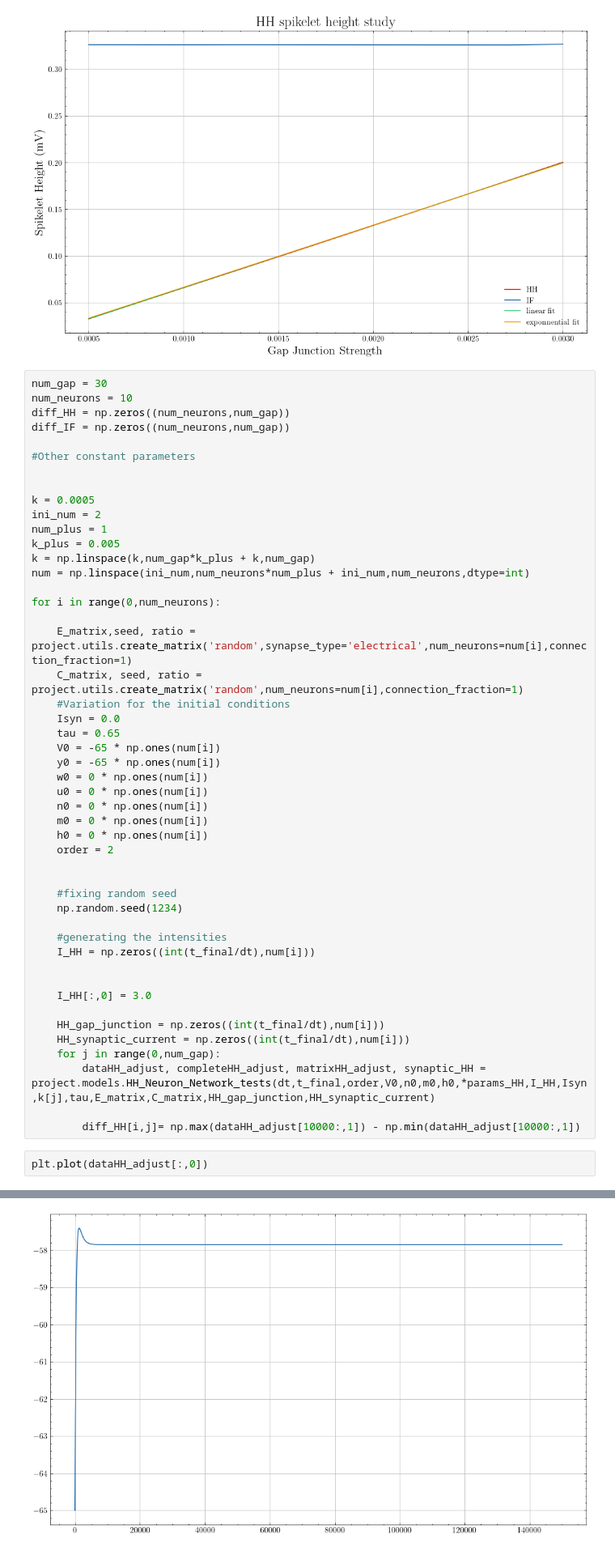
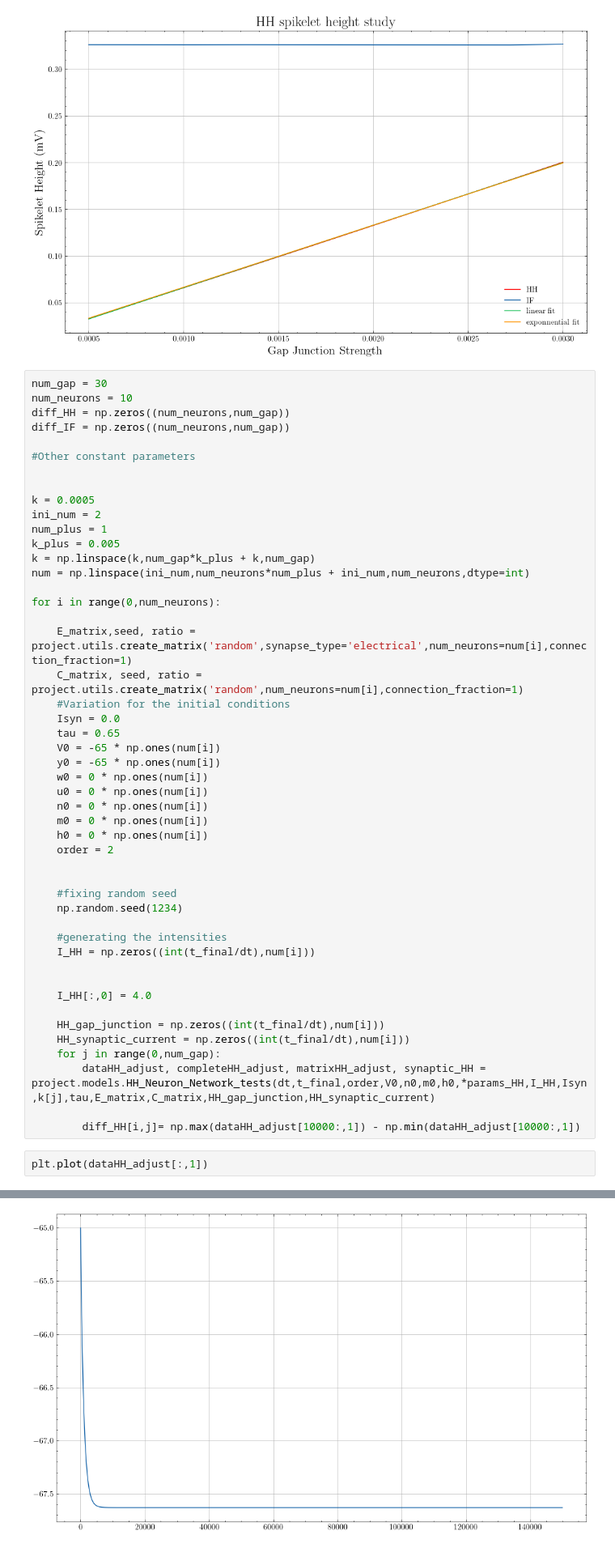
Before and after one commit to Sir-Bip-Bop/Gap-Junction-Coupling-Studies, a Jupyter notebook: MultipleNeurons/spikelet.ipynb, the cells around one changed output, grey strips where cells are left out. Shown at 81% size. Drawn from its saved outputs; the diff is of its cells as text.

```diff
--- a/MultipleNeurons/spikelet.ipynb
+++ b/MultipleNeurons/spikelet.ipynb
@@ -200,7 +200,7 @@ for i in range(0,num_neurons):
     I_HH = np.zeros((int(t_final/dt),num[i]))
 
 
-    I_HH[:,0] = 3.0
+    I_HH[:,0] = 4.0
 
     HH_gap_junction = np.zeros((int(t_final/dt),num[i]))
     HH_synaptic_current = np.zeros((int(t_final/dt),num[i]))
@@ -209,10 +209,10 @@ for i in range(0,num_neurons):
 
         diff_HH[i,j]= np.max(dataHH_adjust[10000:,1]) - np.min(dataHH_adjust[10000:,1])
 # %%
-plt.plot(dataHH_adjust[:,0])
+plt.plot(dataHH_adjust[:,1])
 # %% [output]
 [<matplotlib.lines.Line2D at 0x...>]
-[figure, old version]
+[figure, new version]
 # %%
 np.savetxt('k_plus_0.005/k_data.txt',k)
 np.savetxt('k_plus_0.005/num_data.txt',num)
```
Also changed, not shown: parts of 1 cell of this notebook, 11 other files.
